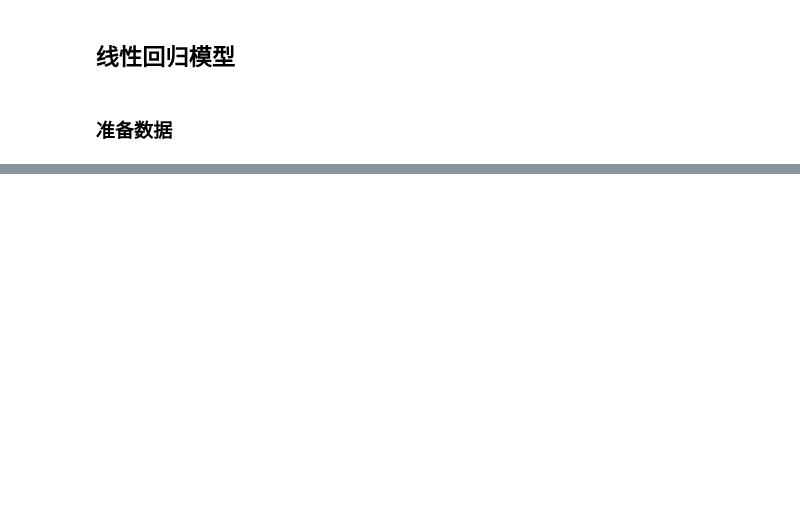
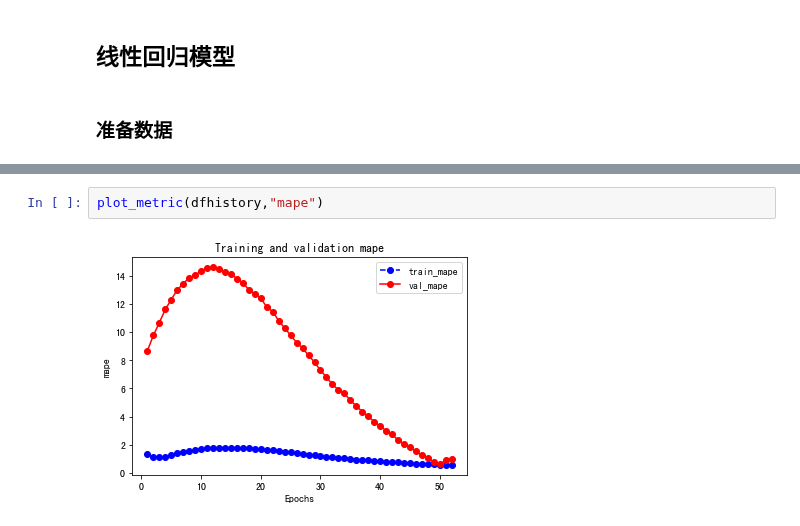
Before and after one commit to michaelzhouy/DeepLearning, a Jupyter notebook: 05-20天吃透PyTorch/03-PyTorch的层次结构/03-高阶API.ipynb, the cells around one changed output, grey strips where cells are left out. Drawn from its saved outputs; the diff is of its cells as text; blank space fills up the shorter version.

```diff
--- a/05-20天吃透PyTorch/03-PyTorch的层次结构/03-高阶API.ipynb
+++ b/05-20天吃透PyTorch/03-PyTorch的层次结构/03-高阶API.ipynb
@@ -33,0 +175,4 @@ OSError: [WinError 126] 找不到指定的模块。 Error loading "C:\Users\z\An
+# %%
+plot_metric(dfhistory,"mape")
+# %% [output]
+[figure, added]
```
Also changed, not shown: parts of 23 cells of this notebook, 1 other file.
